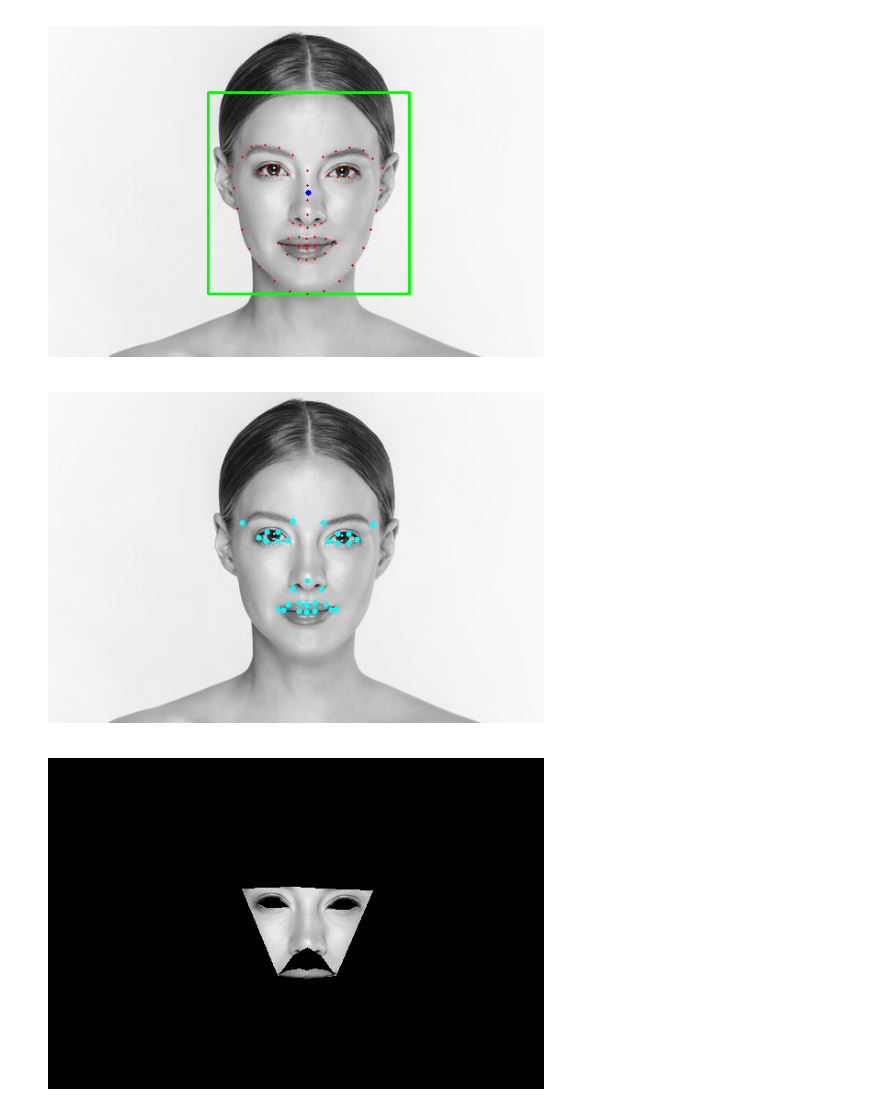
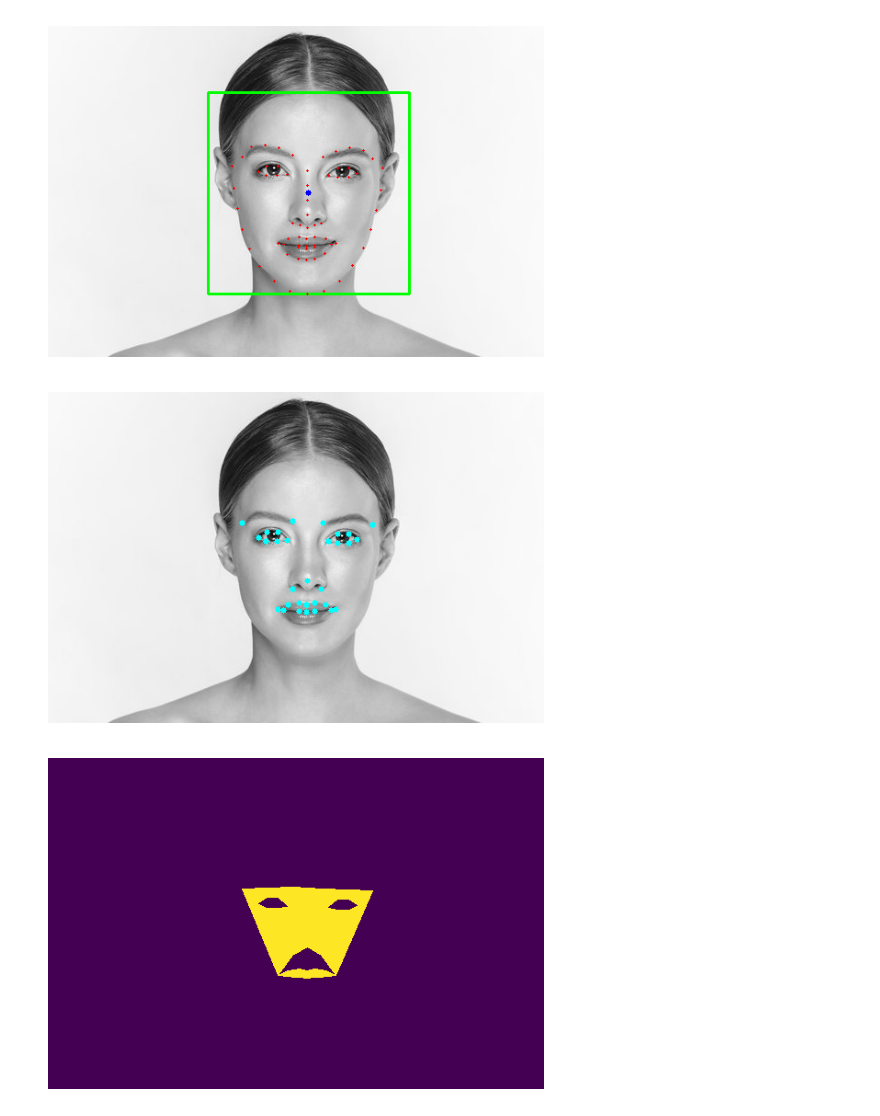
Before and after one commit to icingtea/skin_detection, a Jupyter notebook: testing_jia.ipynb, the cells around one changed output. Drawn from its saved outputs; the diff is of its cells as text; code cells hidden in the pictures.

```diff
--- a/testing_jia.ipynb
+++ b/testing_jia.ipynb
@@ -272,21 +260,21 @@ face_detector.display(img_rgb)
 # %%
 
 # %% Test MaskHandler
 # Test MaskHandler with the detected landmarks
 mask_handler = MaskHandler()
 
 # Mask the points in the image using the landmarks from the FaceDetector
 masked_img, selected_pts = mask_handler.mask_points(img_path, landmarks_all_faces)
 
 # Display the result after masking the points
 mask_handler.display(masked_img)
 
 # Build the mask and display it
 mask, masked_img = mask_handler.build_mask(img_path, selected_pts)
-mask_handler.display(masked_img)
+mask_handler.display(mask)
 # %% [output]
 [figure]
-[figure, old version]
+[figure, new version]
 # %%
 
 # %% Test SuperpixelFeatureExtractor
```
Also changed, not shown: parts of 3 cells of this notebook.
